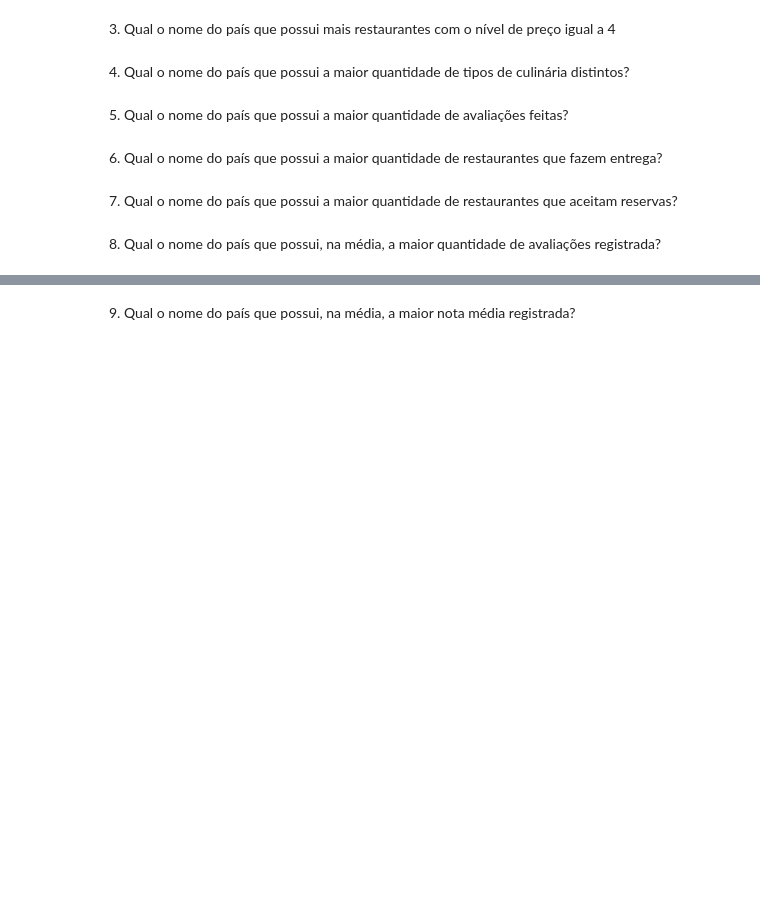
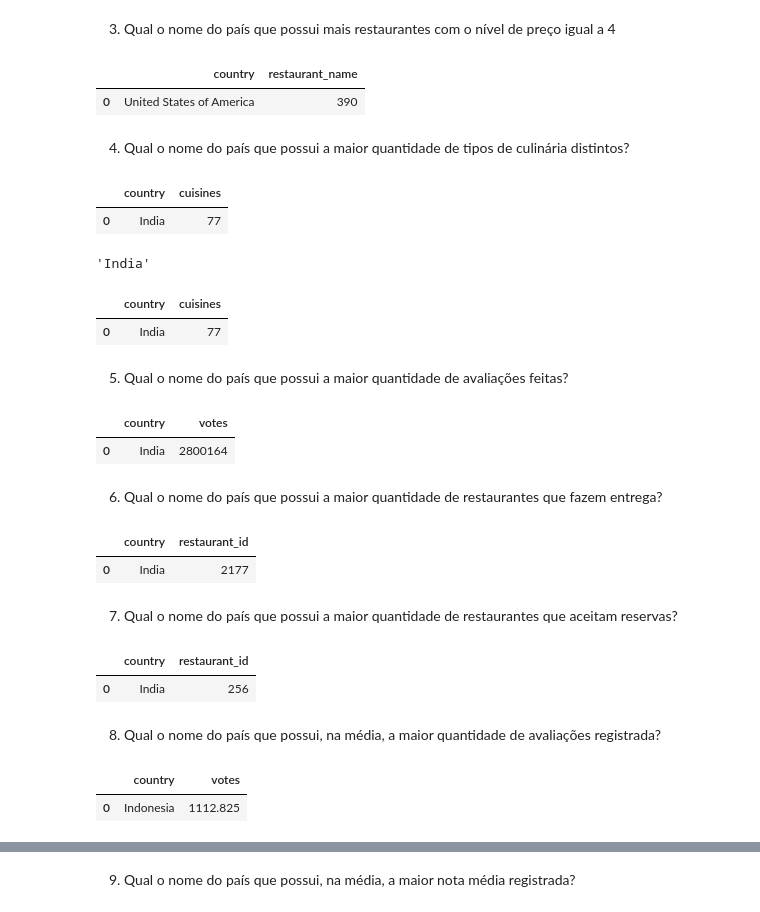
Before and after one commit to thiago-vale/fome-zero, a Jupyter notebook: notebook/fome-zero.ipynb, the cells around one changed output, grey strips where cells are left out. Cells and saved outputs as stored; diff of their text form; code cells hidden in the pictures; blank space fills up the shorter version.

```diff
--- a/notebook/fome-zero.ipynb
+++ b/notebook/fome-zero.ipynb
@@ -118,14 +123,68 @@ pais.head(1)
+# %%
+cols = ['restaurant_name', 'country', 'price_range']
+
+pais = df.loc[df['price_range'] == 4, ['restaurant_name', 'country']].groupby('country').nunique().sort_values('restaurant_name', ascending=False).reset_index()
+pais.head(1)
+# %% [output]
+|  | country | restaurant_name |
+| 0 | United States of America | 390 |
 # %% [markdown]
 4. Qual o nome do país que possui a maior quantidade de tipos de culinária
 distintos?
+# %%
+nome_pais = df.groupby('country')['cuisines'].nunique().sort_values(ascending=False).reset_index()
+nome_pais.head(1)
+# %% [output]
+|  | country | cuisines |
+| 0 | India | 77 |
+# %%
+nome_pais = df.groupby('country')["cuisines"].nunique().idxmax()
+nome_pais
+# %% [output]
+'India'
+# %%
+pais = df.groupby('country')['cuisines'].nunique().reset_index()
+pais = pais.sort_values('cuisines', ascending=False).reset_index(drop=True)
+pais.head(1)
+# %% [output]
+|  | country | cuisines |
+| 0 | India | 77 |
 # %% [markdown]
 5. Qual o nome do país que possui a maior quantidade de avaliações feitas?
+# %%
+pais = df.groupby('country')['votes'].sum().reset_index()
+pais = pais.sort_values('votes', ascending=False).reset_index(drop=True)
+pais.head(1)
+# %% [output]
+|  | country | votes |
+| 0 | India | 2800164 |
 # %% [markdown]
 6. Qual o nome do país que possui a maior quantidade de restaurantes que fazem
 entrega?
+# %%
+pais = df[df['has_online_delivery'] == 1].groupby('country')['restaurant_id'].count().reset_index()
+pais = pais.sort_values('restaurant_id', ascending=False).reset_index(drop=True)
+pais.head(1)
+# %% [output]
+|  | country | restaurant_id |
+| 0 | India | 2177 |
 # %% [markdown]
 7. Qual o nome do país que possui a maior quantidade de restaurantes que aceitam
 reservas?
+# %%
+pais = df[df['has_table_booking'] == 1].groupby('country')['restaurant_id'].count().reset_index()
+pais = pais.sort_values('restaurant_id', ascending=False).reset_index(drop=True)
+pais.head(1)
+# %% [output]
+|  | country | restaurant_id |
+| 0 | India | 256 |
 # %% [markdown]
 8. Qual o nome do país que possui, na média, a maior quantidade de avaliações
 registrada?
+# %%
+pais = df.groupby('country')['votes'].mean().reset_index()
+pais = pais.sort_values('votes', ascending=False).reset_index(drop=True)
+pais.head(1)
+# %% [output]
+|  | country | votes |
+| 0 | Indonesia | 1112.825 |
```
Also changed, not shown: parts of 9 cells of this notebook.
